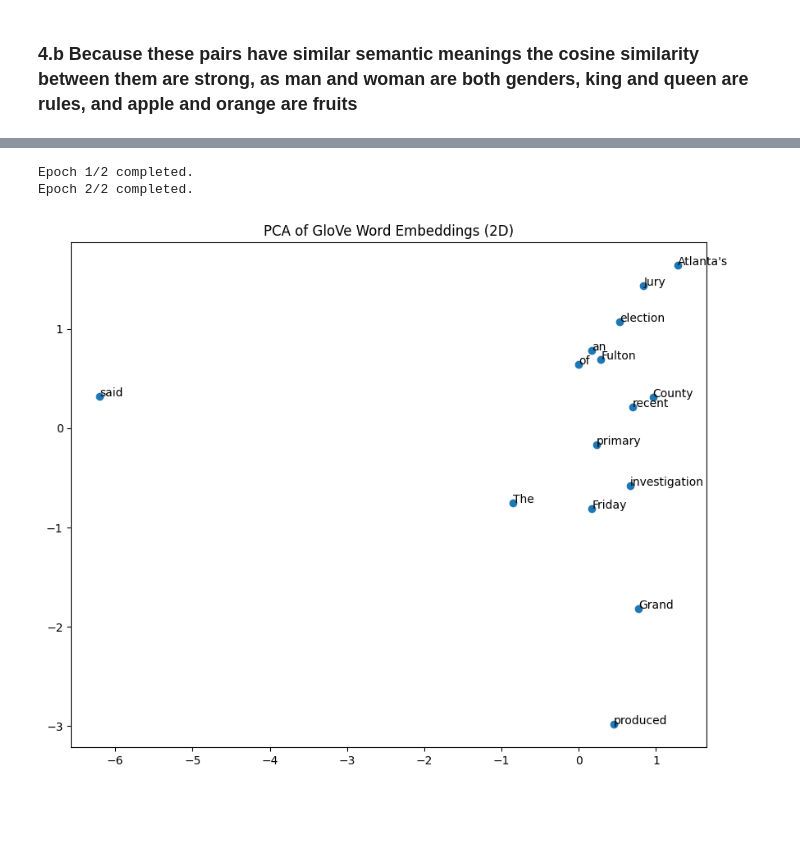
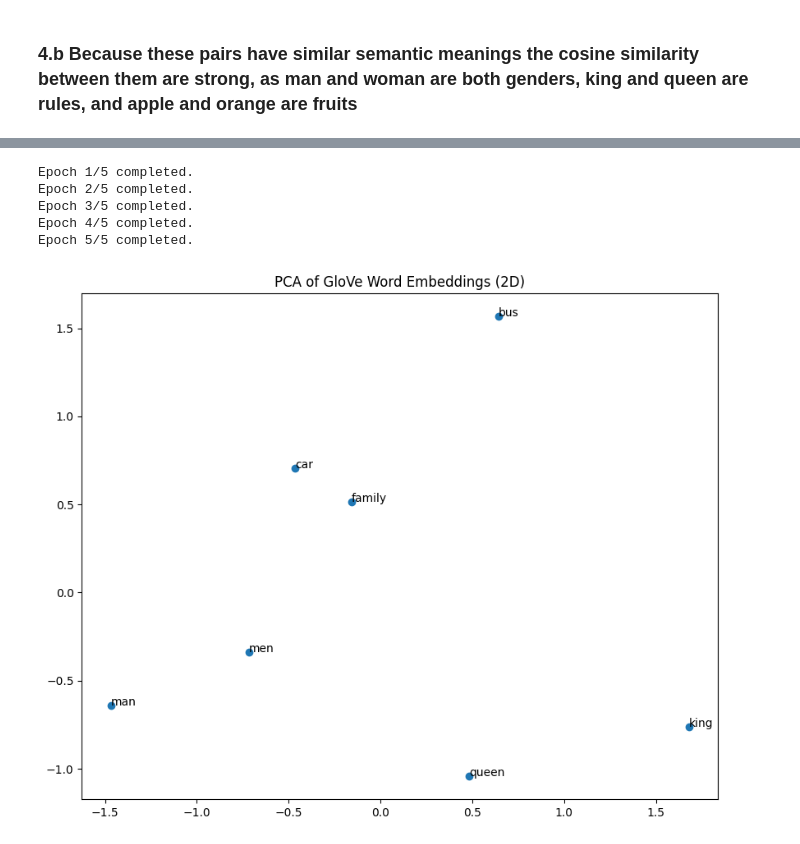
Before and after one commit to ofirbeck/hw2-nlp, a Jupyter notebook: hw2.ipynb, the cells around one changed output, grey strips where cells are left out. Drawn from its saved outputs; the diff is of its cells as text; code cells hidden in the pictures; blank space fills up the shorter version.

Commit message:
update glove model training

```diff
--- a/hw2.ipynb
+++ b/hw2.ipynb
@@ -241,19 +210,22 @@ Iteration 1000: error 0.0020
 # %%
 from glove import GloVe
 glove_model = GloVe(
-                    brown_sentences[:1000],
-                    vector_size=128,
+                    brown_sentences[:2000],
+                    vector_size=50,
                     window=3,
                     min_count=0,
                     learning_rate=0.01,
-                    epochs=2)
+                    epochs=5)
 glove_model.train()
 # %% [output]
-Epoch 1/2 completed.
-Epoch 2/2 completed.
+Epoch 1/5 completed.
+Epoch 2/5 completed.
+Epoch 3/5 completed.
+Epoch 4/5 completed.
+Epoch 5/5 completed.
 # %%
 from glove import visualize_embeddings_with_pca
-words_to_visualize = [word for word in glove_model.vocab if word in glove_model.vocab][:15]
+words_to_visualize = ["king", "queen", "man", "car", "bus", "men", "family"]
 visualize_embeddings_with_pca(glove_model, words_to_visualize)
 # %% [output]
-[figure, old version]
+[figure, new version]
```
Also changed, not shown: parts of 7 cells of this notebook, 1 other file.
